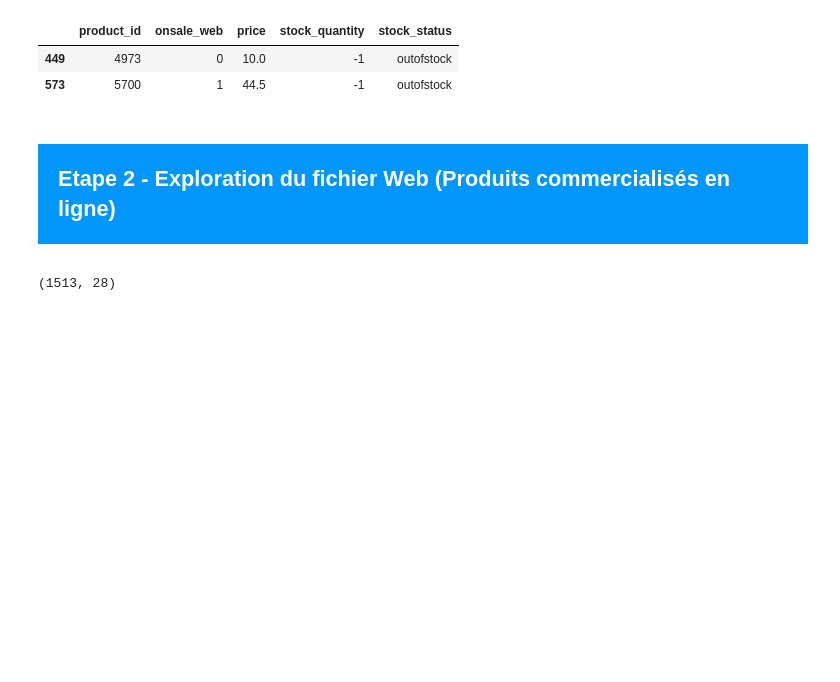
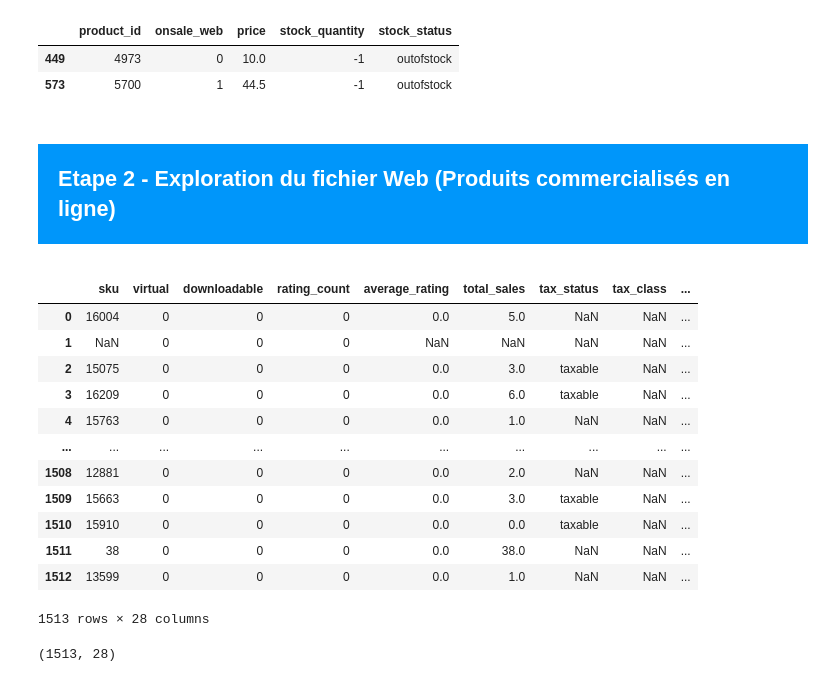
Before and after one commit to IshemZ/Bottleneck, a Jupyter notebook: Programme/main.ipynb, the cells around one changed output. Saved outputs shown, nothing was run; the diff lists cells and outputs as text; code cells hidden in the pictures; blank space fills up the shorter version.

```diff
--- a/Programme/main.ipynb
+++ b/Programme/main.ipynb
@@ -130,3 +124,19 @@ erp.loc[erp['stock_quantity'] < 0]
+# %%
+web
+# %% [output]
+|  | sku | virtual | downloadable | rating_count | average_rating | total_sales | tax_status | tax_class | ... |
+| 0 | 16004 | 0 | 0 | 0 | 0.0 | 5.0 | NaN | NaN | ... |
+| 1 | NaN | 0 | 0 | 0 | NaN | NaN | NaN | NaN | ... |
+| 2 | 15075 | 0 | 0 | 0 | 0.0 | 3.0 | taxable | NaN | ... |
+| 3 | 16209 | 0 | 0 | 0 | 0.0 | 6.0 | taxable | NaN | ... |
+| 4 | 15763 | 0 | 0 | 0 | 0.0 | 1.0 | NaN | NaN | ... |
+| ... | ... | ... | ... | ... | ... | ... | ... | ... | ... |
+| 1508 | 12881 | 0 | 0 | 0 | 0.0 | 2.0 | NaN | NaN | ... |
+| 1509 | 15663 | 0 | 0 | 0 | 0.0 | 3.0 | taxable | NaN | ... |
+| 1510 | 15910 | 0 | 0 | 0 | 0.0 | 0.0 | taxable | NaN | ... |
+| 1511 | 38 | 0 | 0 | 0 | 0.0 | 38.0 | NaN | NaN | ... |
+| 1512 | 13599 | 0 | 0 | 0 | 0.0 | 1.0 | NaN | NaN | ... |
+1513 rows × 28 columns
 # %%
 web.shape
 # %% [output]
```
Also changed, not shown: parts of 12 cells of this notebook.
